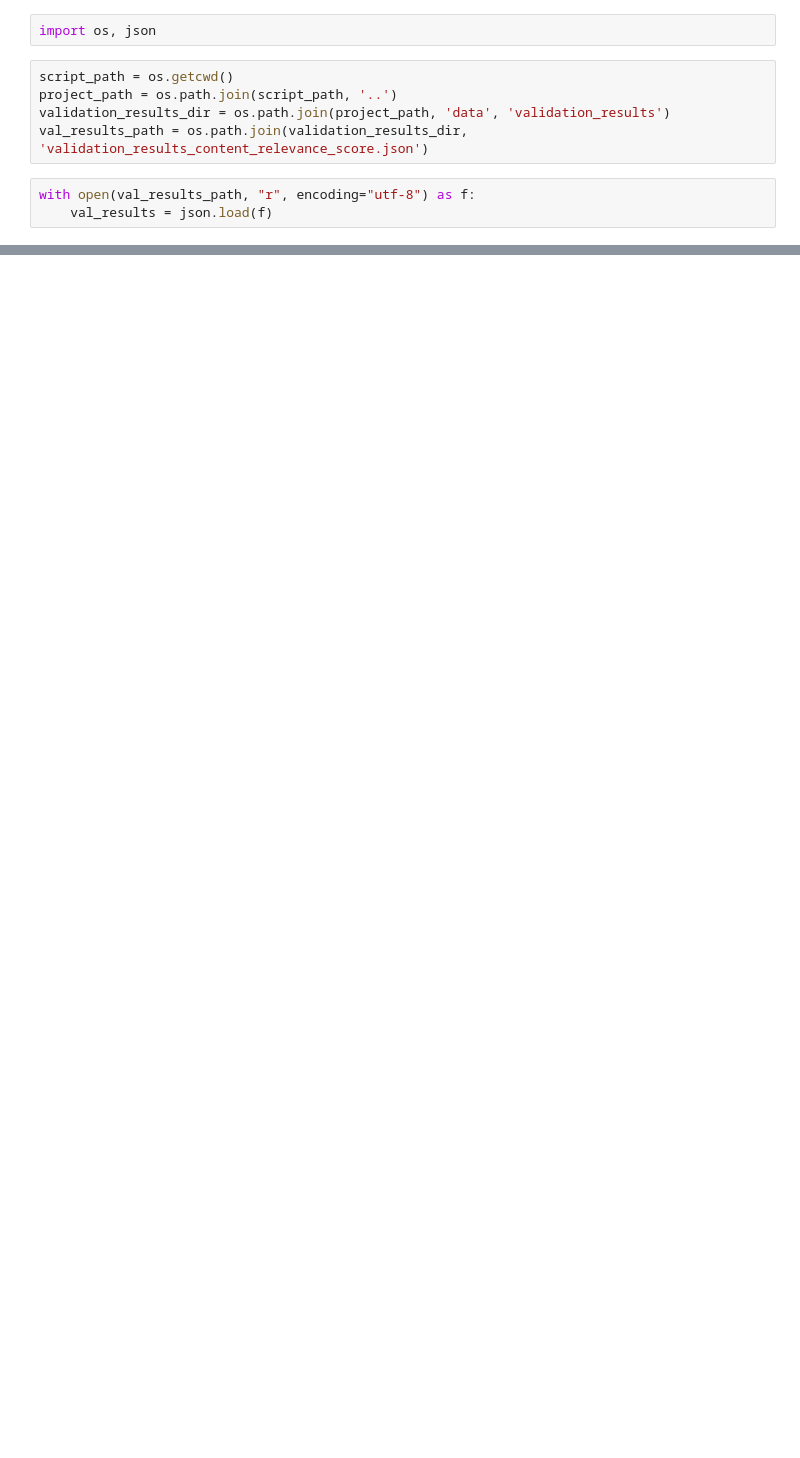
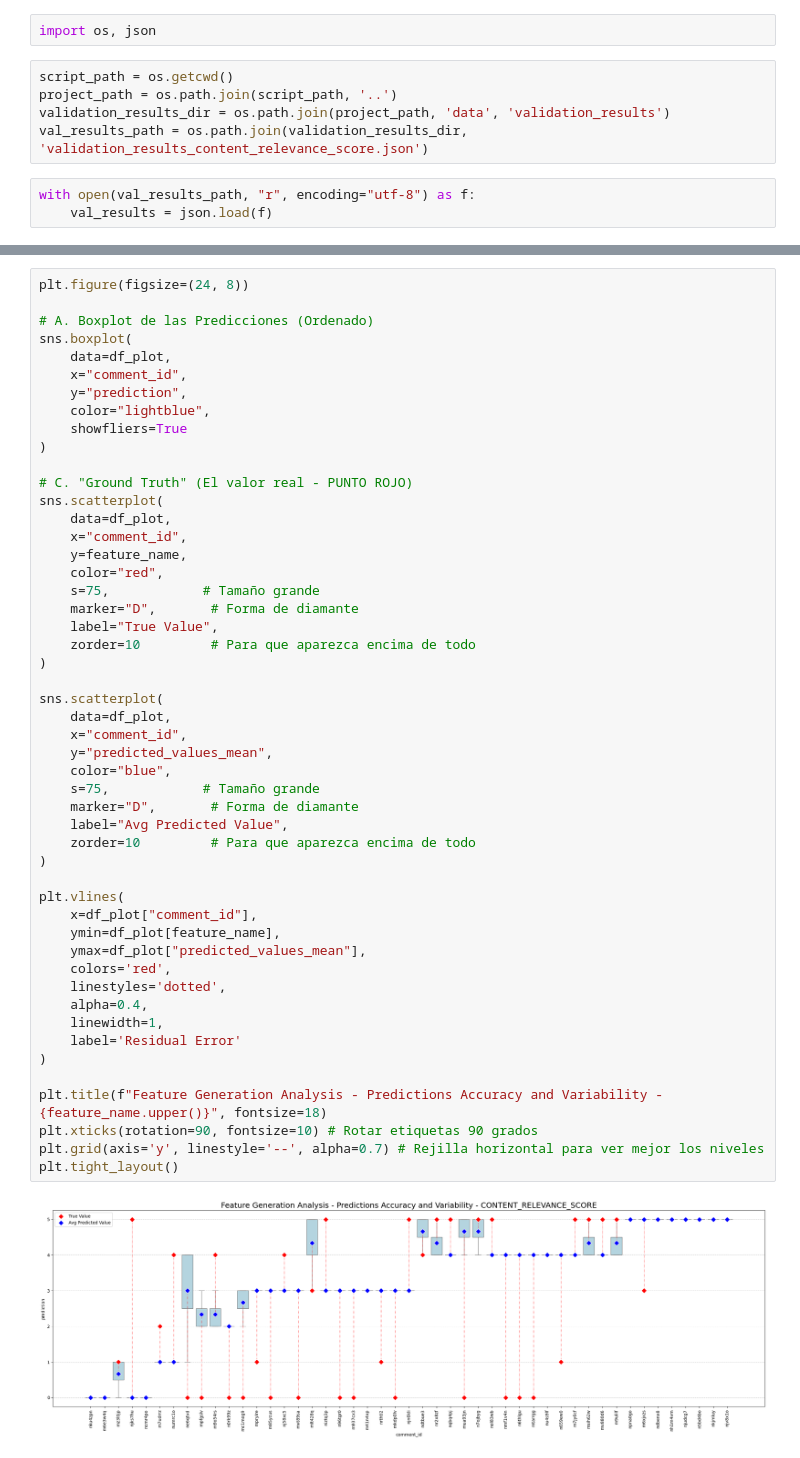
Before and after one commit to FabioScielzoOrtiz/gaza-reddit-polarization, a Jupyter notebook: notebooks/03b_output_test.ipynb, the cells around one changed output, grey strips where cells are left out. Drawn from its saved outputs; the diff is of its cells as text; blank space fills up the shorter version.

Commit message:
progressing at feature generation analysis

```diff
--- a/notebooks/03b_output_test.ipynb
+++ b/notebooks/03b_output_test.ipynb
@@ -70,0 +94,52 @@ shape: (3, 47)
+# %%
+plt.figure(figsize=(24, 8))
+
+# A. Boxplot de las Predicciones (Ordenado)
+sns.boxplot(
+    data=df_plot,
+    x="comment_id",
+    y="prediction",
+    color="lightblue",
+    showfliers=True
+)
+
+# C. "Ground Truth" (El valor real - PUNTO ROJO)
+sns.scatterplot(
+    data=df_plot,
+    x="comment_id",
+    y=feature_name,
+    color="red",
+    s=75,            # Tamaño grande
+    marker="D",       # Forma de diamante
+    label="True Value",
+    zorder=10         # Para que aparezca encima de todo
+)
+
+sns.scatterplot(
+    data=df_plot,
+    x="comment_id",
+    y="predicted_values_mean",
+    color="blue",
+    s=75,            # Tamaño grande
+    marker="D",       # Forma de diamante
+    label="Avg Predicted Value",
+    zorder=10         # Para que aparezca encima de todo
+)
+
+plt.vlines(
+    x=df_plot["comment_id"],
+    ymin=df_plot[feature_name],
+    ymax=df_plot["predicted_values_mean"],
+    colors='red',
+    linestyles='dotted',
+    alpha=0.4,
+    linewidth=1,
+    label='Residual Error'
+)
+
+plt.title(f"Feature Generation Analysis - Predictions Accuracy and Variability - {feature_name.upper()}", fontsize=18)
+plt.xticks(rotation=90, fontsize=10) # Rotar etiquetas 90 grados
+plt.grid(axis='y', linestyle='--', alpha=0.7) # Rejilla horizontal para ver mejor los niveles
+plt.tight_layout()
+# %% [output]
+[figure, added]
```
Also changed, not shown: parts of 11 cells of this notebook, 2 other files.
